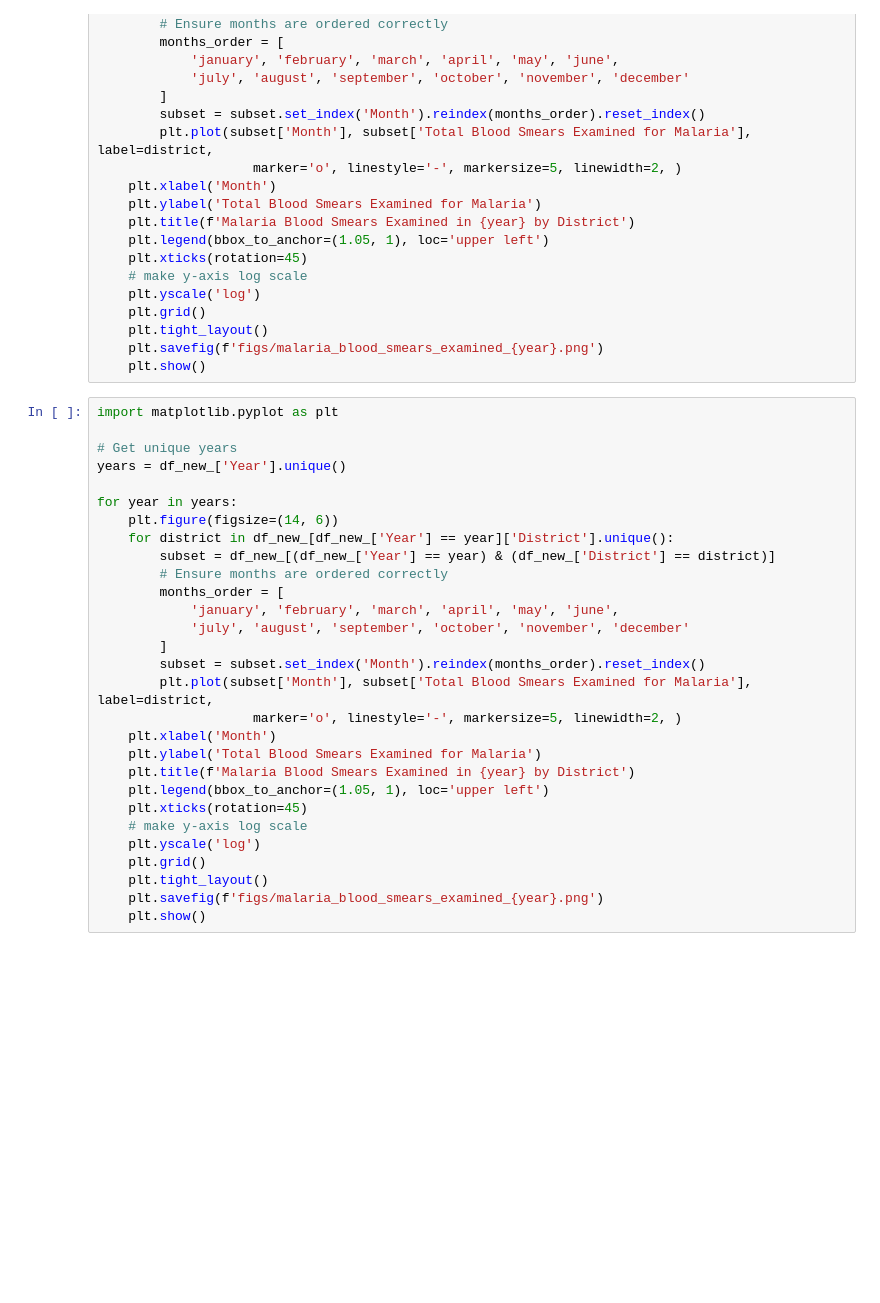
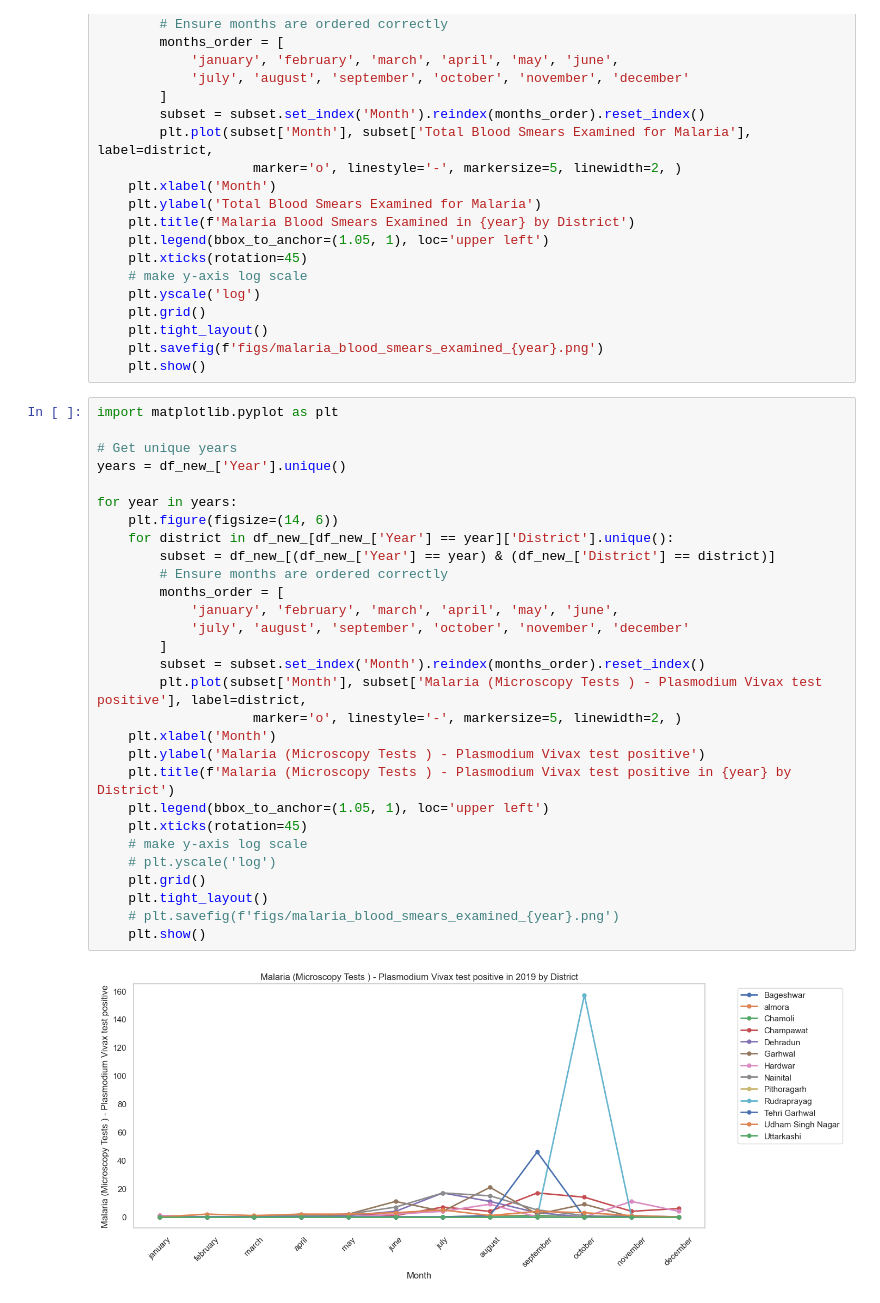
Before and after one commit to astroupes/Disease, a Jupyter notebook: analysis.ipynb, the cells around one changed output. Drawn from its saved outputs; the diff is of its cells as text; blank space fills up the shorter version.

Commit message:
Update malaria data in Excel file

```diff
--- a/analysis.ipynb
+++ b/analysis.ipynb
@@ -194,29 +194,31 @@ for year in years:
 # %%
 import matplotlib.pyplot as plt
 
 # Get unique years
 years = df_new_['Year'].unique()
 
 for year in years:
     plt.figure(figsize=(14, 6))
     for district in df_new_[df_new_['Year'] == year]['District'].unique():
         subset = df_new_[(df_new_['Year'] == year) & (df_new_['District'] == district)]
         # Ensure months are ordered correctly
         months_order = [
             'january', 'february', 'march', 'april', 'may', 'june',
             'july', 'august', 'september', 'october', 'november', 'december'
         ]
         subset = subset.set_index('Month').reindex(months_order).reset_index()
-        plt.plot(subset['Month'], subset['Total Blood Smears Examined for Malaria'], label=district,
+        plt.plot(subset['Month'], subset['Malaria (Microscopy Tests ) - Plasmodium Vivax test positive'], label=district,
                     marker='o', linestyle='-', markersize=5, linewidth=2, )
     plt.xlabel('Month')
-    plt.ylabel('Total Blood Smears Examined for Malaria')
-    plt.title(f'Malaria Blood Smears Examined in {year} by District')
+    plt.ylabel('Malaria (Microscopy Tests ) - Plasmodium Vivax test positive')
+    plt.title(f'Malaria (Microscopy Tests ) - Plasmodium Vivax test positive in {year} by District')
     plt.legend(bbox_to_anchor=(1.05, 1), loc='upper left')
     plt.xticks(rotation=45)
     # make y-axis log scale
-    plt.yscale('log')
+    # plt.yscale('log')
     plt.grid()
     plt.tight_layout()
-    plt.savefig(f'figs/malaria_blood_smears_examined_{year}.png')
+    # plt.savefig(f'figs/malaria_blood_smears_examined_{year}.png')
     plt.show()
+# %% [output]
+[figure, added]
```
Also changed, not shown: parts of 1 cell of this notebook, 11 other files.
